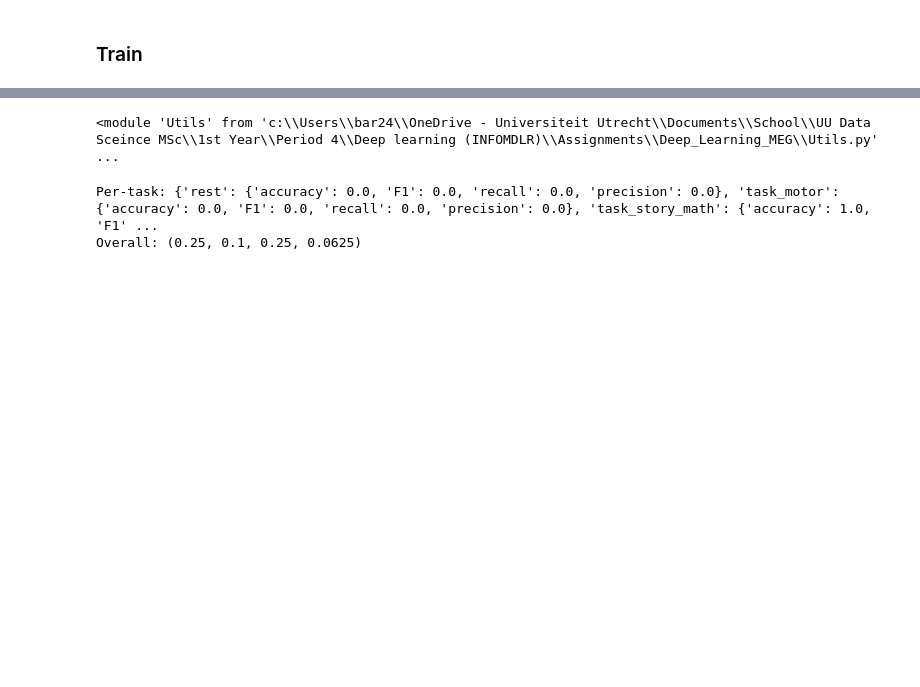
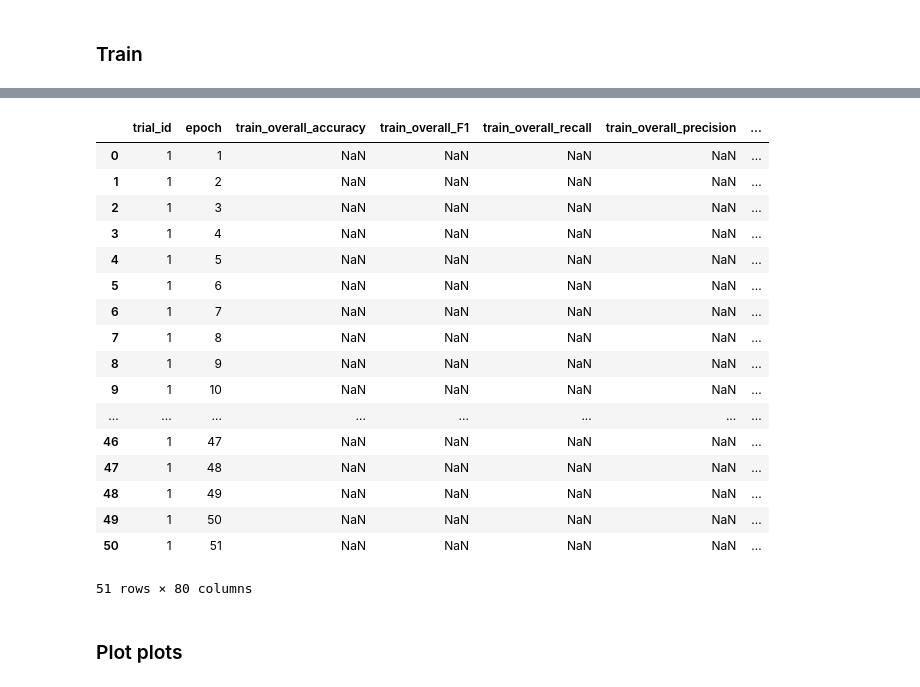
Before and after one commit to BarGinger/Deep_Learning_MEG, a Jupyter notebook: notebook.ipynb, the cells around one changed output, grey strips where cells are left out. Cells and saved outputs as stored; diff of their text form; code cells hidden in the pictures; blank space fills up the shorter version.

```diff
--- a/notebook.ipynb
+++ b/notebook.ipynb
@@ -202,12 +204,17 @@ Data for dataset intra was loaded successfully
 # Choose which dataset to train on:
 if which_dataset == "intra":
     train_data, train_df = intra_train_data_scaled, intra_train_df
+    test_data, test_df = intra_test_data_scaled, intra_test_df
 else: # cross
     train_data, train_df = cross_train_data_scaled, cross_train_df
+    test_data, test_df = cross_test_data_scaled, cross_test_df_list
 
+
+timestamp = datetime.datetime.now().strftime("%Y%m%d_%H%M%S")
 model_name = f"MEGClassifier_{which_dataset}"
-model_pth_path = f"{model_dir}/best_model_{model_name}.pth"
-model_json_path = f"{model_dir}/best_model_{model_name}.json"
+model_pth_path = f"{model_dir}/best_model_{model_name}_{timestamp}.pth"
+model_csv_path = f"{output_dir}/best_model_{model_name}_{timestamp}.csv"
+model_json_path = f"{model_dir}/best_model_{model_name}_{timestamp}.json"
 best_model = None
 # %% [markdown]
 ### Train
@@ -266,16 +306,26 @@ Best validation accuracy: 1.0
-# %%
-import importlib
-import Utils
-importlib.reload(Utils)
-# %% [output]
-<module 'Utils' from 'c:\\Users\\bar24\\OneDrive - Universiteit Utrecht\\Documents\\School\\UU Data Sceince MSc\\1st Year\\Period 4\\Deep learning (INFOMDLR)\\Assignments\\Deep_Learning_MEG\\Utils.py' ...
-# %%
-overall_metrics, per_task = utils.evaluate_model_on_testset(
-    best_model, intra_test_data_scaled, intra_test_df, device
-)
-# print("Overall:", overall_metrics["overall_accuracy"], overall_metrics["overall_F1"], overall_metrics["overall_recall"], overall_metrics["overall_precision"])
-print("Per-task:", per_task)
-print("Overall:", overall_metrics)
-# %% [output]
-Per-task: {'rest': {'accuracy': 0.0, 'F1': 0.0, 'recall': 0.0, 'precision': 0.0}, 'task_motor': {'accuracy': 0.0, 'F1': 0.0, 'recall': 0.0, 'precision': 0.0}, 'task_story_math': {'accuracy': 1.0, 'F1' ...
-Overall: (0.25, 0.1, 0.25, 0.0625)
+# %%
+from IPython.display import display, HTML
+
+# Show the DataFrame in a scrollable box (adjust height as needed)
+display(HTML(all_metrics_df.to_html(max_rows=1000, max_cols=100, notebook=True, show_dimensions=True, justify='center', border=1, table_id="scroll_df")))
+# %% [output]
+|  | trial_id | epoch | train_overall_accuracy | train_overall_F1 | train_overall_recall | train_overall_precision | ... |
+| 0 | 1 | 1 | NaN | NaN | NaN | NaN | ... |
+| 1 | 1 | 2 | NaN | NaN | NaN | NaN | ... |
+| 2 | 1 | 3 | NaN | NaN | NaN | NaN | ... |
+| 3 | 1 | 4 | NaN | NaN | NaN | NaN | ... |
+| 4 | 1 | 5 | NaN | NaN | NaN | NaN | ... |
+| 5 | 1 | 6 | NaN | NaN | NaN | NaN | ... |
+| 6 | 1 | 7 | NaN | NaN | NaN | NaN | ... |
+| 7 | 1 | 8 | NaN | NaN | NaN | NaN | ... |
+| 8 | 1 | 9 | NaN | NaN | NaN | NaN | ... |
+| 9 | 1 | 10 | NaN | NaN | NaN | NaN | ... |
+| ... | ... | ... | ... | ... | ... | ... | ... |
+| 46 | 1 | 47 | NaN | NaN | NaN | NaN | ... |
+| 47 | 1 | 48 | NaN | NaN | NaN | NaN | ... |
+| 48 | 1 | 49 | NaN | NaN | NaN | NaN | ... |
+| 49 | 1 | 50 | NaN | NaN | NaN | NaN | ... |
+| 50 | 1 | 51 | NaN | NaN | NaN | NaN | ... |
+51 rows × 80 columns
+# %% [markdown]
+### Plot plots
```
Also changed, not shown: parts of 4 cells of this notebook, 20 other files.
